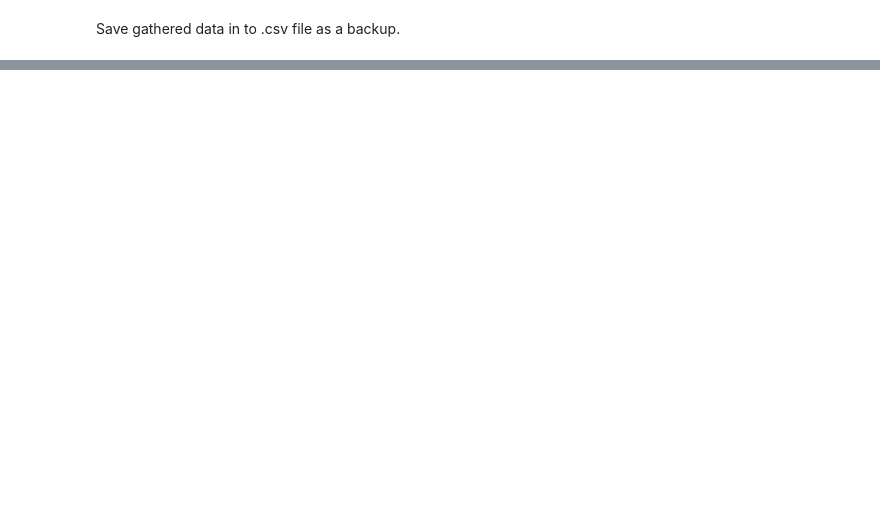
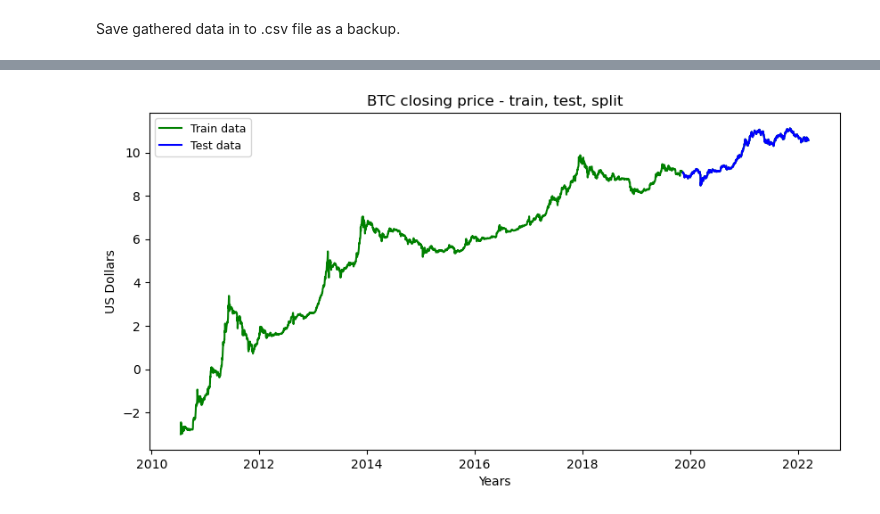
Before and after one commit to Kornugon/BTC_Price_Pred, a Jupyter notebook: BTC_Price_Prediction.ipynb, the cells around one changed output, grey strips where cells are left out. Saved outputs shown, nothing was run; the diff lists cells and outputs as text; code cells hidden in the pictures; blank space fills up the shorter version.

```diff
--- a/BTC_Price_Prediction.ipynb
+++ b/BTC_Price_Prediction.ipynb
@@ -170,0 +328,19 @@ Current df has to be refactored.
+# %%
+# train, test, split the data
+# train = 0.8*data
+# test  = 0.8*data
+
+size = int(len(df_log)*0.8)
+
+train_data, test_data = df_log[:size], df_log[size:]
+
+plt.figure(figsize=(10,5), dpi=100)
+plt.xlabel('Years')
+plt.ylabel('US Dollars')
+plt.plot(df_log, 'green', label='Train data')
+plt.plot(test_data, 'blue', label='Test data')
+plt.title('BTC closing price - train, test, split')
+plt.legend(loc='upper left', fontsize=9)
+plt.show()
+# %% [output]
+[figure, added]
```
Also changed, not shown: parts of 106 cells of this notebook, 2 other files.
